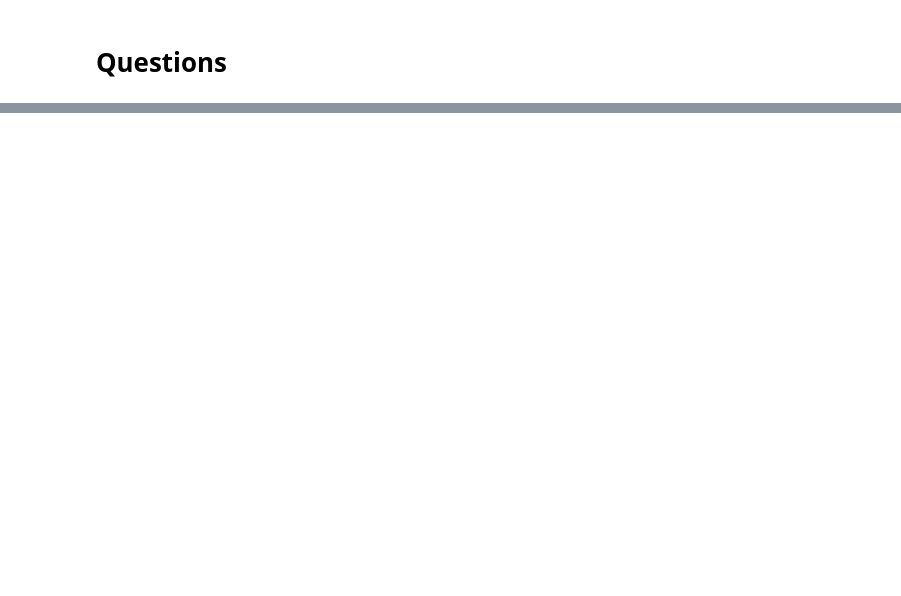
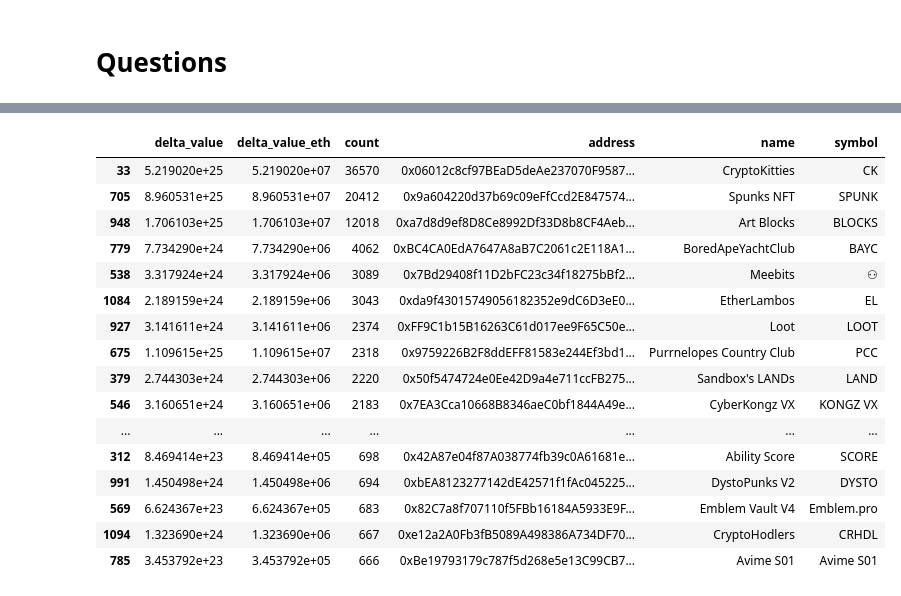
Before and after one commit to shaneluna/nft-analysis, a Jupyter notebook: notebooks/sandbox.ipynb, the cells around one changed output, grey strips where cells are left out. Drawn from its saved outputs; the diff is of its cells as text; code cells hidden in the pictures; blank space fills up the shorter version.

```diff
--- a/notebooks/sandbox.ipynb
+++ b/notebooks/sandbox.ipynb
@@ -159,0 +228,19 @@ df.head()
+# %%
+# who are the winners - how much have they made
+# add notes to grain of salt on profits - would have to look at more than erc721 transaction
+winner_transactions_df = pd.concat([winner_from_tx, winner_to_tx])
+winner_transactions_df = winner_transactions_df.sort_values(by=['timestamp'], ascending=[True])
+winner_transactions_df.to_csv('../data/transactions_winners_top100.csv', index=False)
+# %%
+# what are they trading
+temp_winner_transactions_df = winner_transactions_df.copy()
+temp_winner_transactions_df['count'] = 1
+temp_winner_transactions_df = temp_winner_transactions_df[['nft_address', 'delta_value', 'delta_value_eth', 'count']].groupby(['nft_address']).sum()
+# %%
+# get nft collection names
+query = cur.execute("""SELECT *
+FROM nfts
+""")
+cols = [column[0] for column in query.description]
+nft_collections_df = pd.DataFrame.from_records(data = query.fetchall(), columns = cols)
+nft_collections_df
@@ -159,0 +261,3 @@ df.head()
+# %%
+temp_winner_transactions_df = temp_winner_transactions_df.merge(nft_collections_df, left_on='nft_address', right_on='address', how='left')
+temp_winner_transactions_df
@@ -159,0 +278,22 @@ df.head()
+# %%
+# view winner transactions by frequent nfts traded
+temp_winner_transactions_df_count = temp_winner_transactions_df.sort_values(by=['count'], ascending=[False])
+temp_winner_transactions_df_count.head(25)
+# %% [output]
+|  | delta_value | delta_value_eth | count | address | name | symbol |
+| 33 | 5.219020e+25 | 5.219020e+07 | 36570 | 0x06012c8cf97BEaD5deAe237070F9587... | CryptoKitties | CK |
+| 705 | 8.960531e+25 | 8.960531e+07 | 20412 | 0x9a604220d37b69c09eFfCcd2E847574... | Spunks NFT | SPUNK |
+| 948 | 1.706103e+25 | 1.706103e+07 | 12018 | 0xa7d8d9ef8D8Ce8992Df33D8b8CF4Aeb... | Art Blocks | BLOCKS |
+| 779 | 7.734290e+24 | 7.734290e+06 | 4062 | 0xBC4CA0EdA7647A8aB7C2061c2E118A1... | BoredApeYachtClub | BAYC |
+| 538 | 3.317924e+24 | 3.317924e+06 | 3089 | 0x7Bd29408f11D2bFC23c34f18275bBf2... | Meebits | ⚇ |
+| 1084 | 2.189159e+24 | 2.189159e+06 | 3043 | 0xda9f43015749056182352e9dC6D3eE0... | EtherLambos | EL |
+| 927 | 3.141611e+24 | 3.141611e+06 | 2374 | 0xFF9C1b15B16263C61d017ee9F65C50e... | Loot | LOOT |
+| 675 | 1.109615e+25 | 1.109615e+07 | 2318 | 0x9759226B2F8ddEFF81583e244Ef3bd1... | Purrnelopes Country Club | PCC |
+| 379 | 2.744303e+24 | 2.744303e+06 | 2220 | 0x50f5474724e0Ee42D9a4e711ccFB275... | Sandbox's LANDs | LAND |
+| 546 | 3.160651e+24 | 3.160651e+06 | 2183 | 0x7EA3Cca10668B8346aeC0bf1844A49e... | CyberKongz VX | KONGZ VX |
+| ... | ... | ... | ... | ... | ... | ... |
+| 312 | 8.469414e+23 | 8.469414e+05 | 698 | 0x42A87e04f87A038774fb39c0A61681e... | Ability Score | SCORE |
+| 991 | 1.450498e+24 | 1.450498e+06 | 694 | 0xbEA8123277142dE42571f1fAc045225... | DystoPunks V2 | DYSTO |
+| 569 | 6.624367e+23 | 6.624367e+05 | 683 | 0x82C7a8f707110f5FBb16184A5933E9F... | Emblem Vault V4 | Emblem.pro |
+| 1094 | 1.323690e+24 | 1.323690e+06 | 667 | 0xe12a2A0Fb3fB5089A498386A734DF70... | CryptoHodlers | CRHDL |
+| 785 | 3.453792e+23 | 3.453792e+05 | 666 | 0xBe19793179c787f5d268e5e13C99CB7... | Avime S01 | Avime S01 |
```
Also changed, not shown: parts of 32 cells of this notebook, 2 other files.
